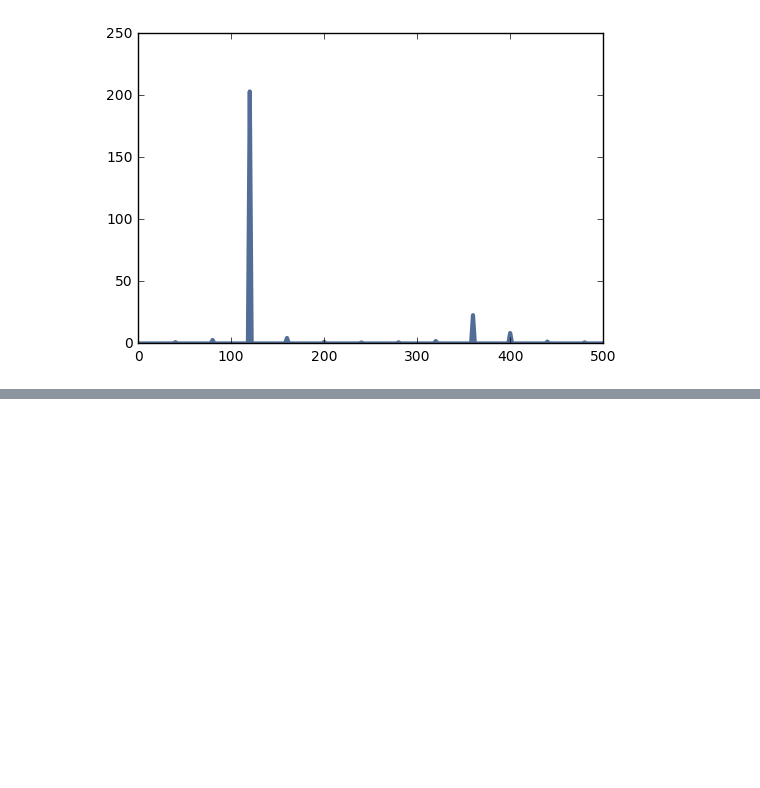
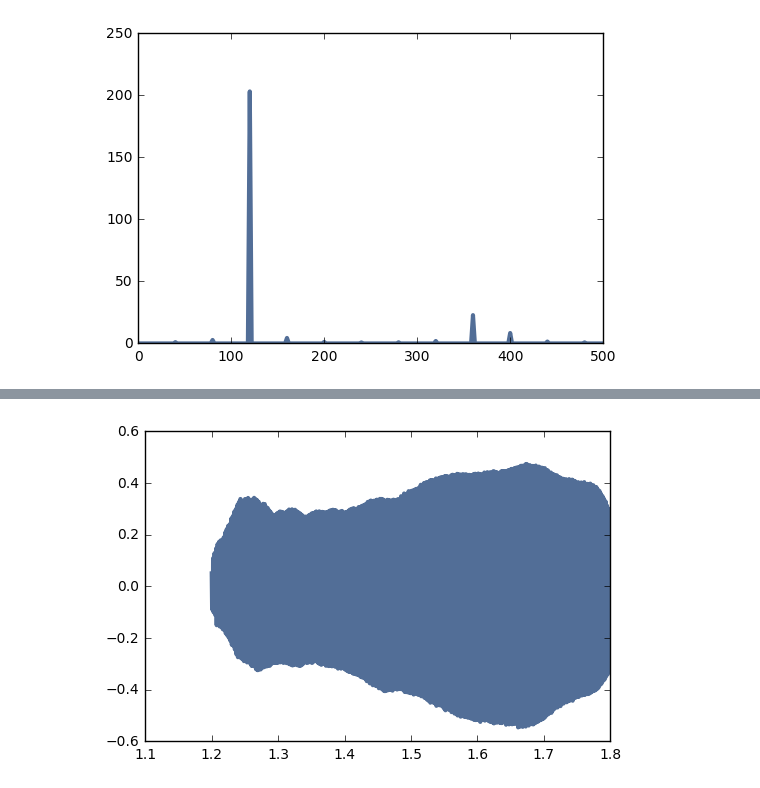
Before and after one commit to milorads/PythonBasics, a Jupyter notebook: dsp_FirstPart.ipynb, the cells around one changed output, grey strips where cells are left out. Saved outputs shown, nothing was run; the diff lists cells and outputs as text; code cells hidden in the pictures; blank space fills up the shorter version.

```diff
--- a/dsp_FirstPart.ipynb
+++ b/dsp_FirstPart.ipynb
@@ -106,0 +146,7 @@ spectrum.plot()
+# %%
+start = 1.2
+duration = 0.6
+segment = wave.segment(start, duration)
+segment.plot()
+# %% [output]
+[figure, added]
```
Also changed, not shown: parts of 14 cells of this notebook, 1 other file.
